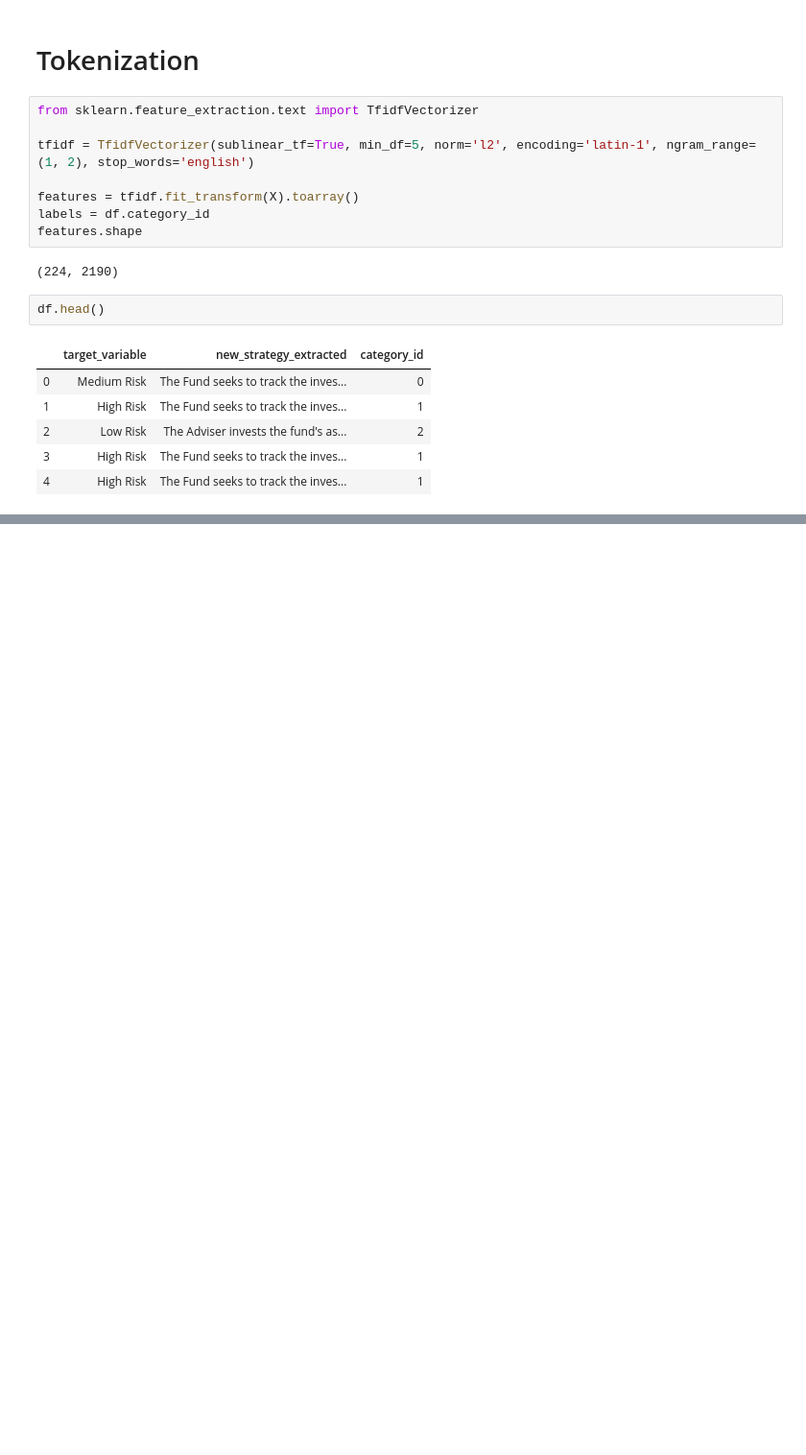
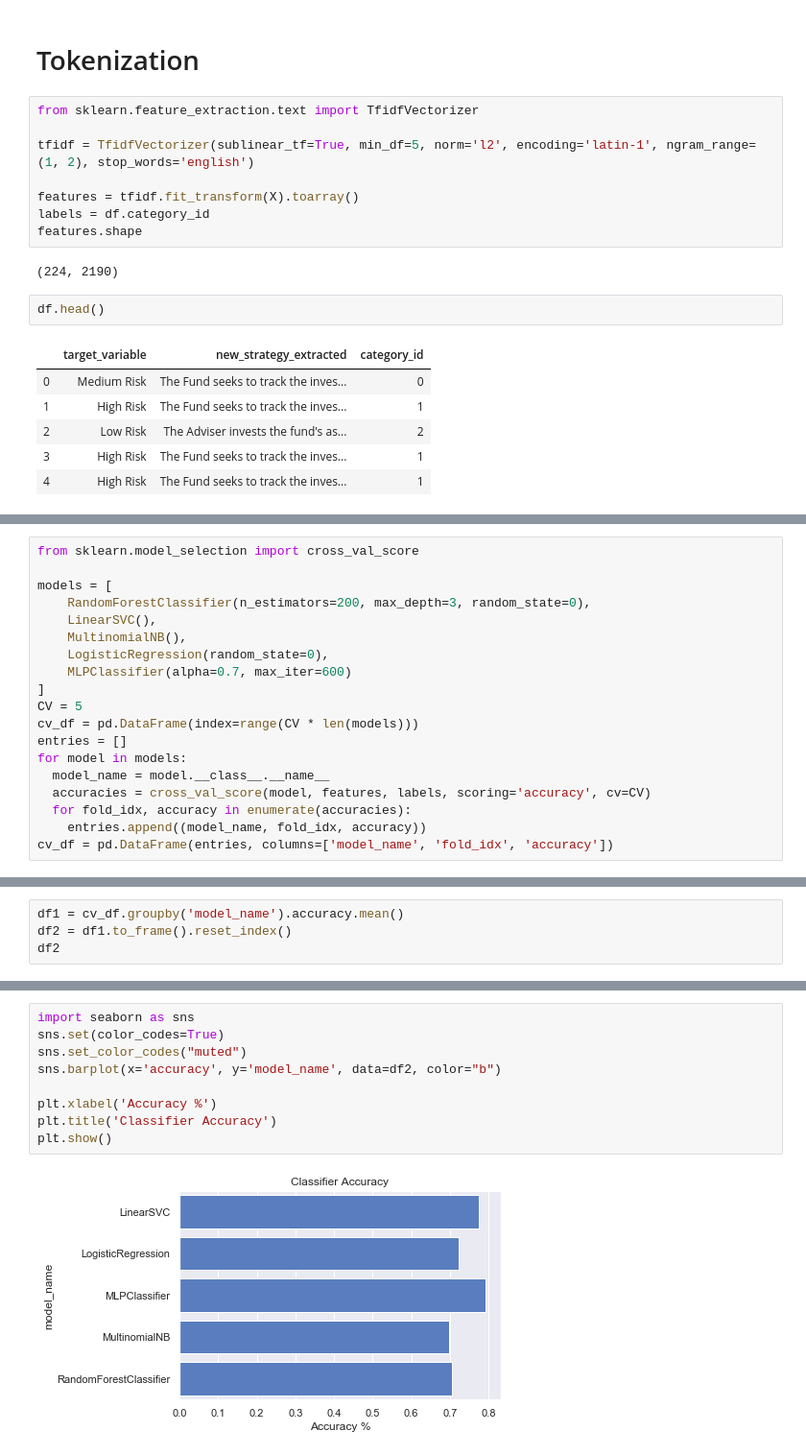
Before and after one commit to AmiraMuzaffar/Text-summarization-and-Classification-via-NLP, a Jupyter notebook: Text Classification.ipynb, the cells around one changed output, grey strips where cells are left out. Shown: that part at 96% size. Cells and saved outputs as stored; diff of their text form; blank space fills up the shorter version.

```diff
--- a/Text Classification.ipynb
+++ b/Text Classification.ipynb
@@ -155,0 +202,19 @@ df.head()
+# %%
+from sklearn.model_selection import cross_val_score
+
+models = [
+    RandomForestClassifier(n_estimators=200, max_depth=3, random_state=0),
+    LinearSVC(),
+    MultinomialNB(),
+    LogisticRegression(random_state=0),
+    MLPClassifier(alpha=0.7, max_iter=600)
+]
+CV = 5
+cv_df = pd.DataFrame(index=range(CV * len(models)))
+entries = []
+for model in models:
+  model_name = model.__class__.__name__
+  accuracies = cross_val_score(model, features, labels, scoring='accuracy', cv=CV)
+  for fold_idx, accuracy in enumerate(accuracies):
+    entries.append((model_name, fold_idx, accuracy))
+cv_df = pd.DataFrame(entries, columns=['model_name', 'fold_idx', 'accuracy'])
@@ -155,0 +241,4 @@ df.head()
+# %%
+df1 = cv_df.groupby('model_name').accuracy.mean()
+df2 = df1.to_frame().reset_index()
+df2
@@ -155,0 +252,11 @@ df.head()
+# %%
+import seaborn as sns
+sns.set(color_codes=True)
+sns.set_color_codes("muted")
+sns.barplot(x='accuracy', y='model_name', data=df2, color="b")
+
+plt.xlabel('Accuracy %')
+plt.title('Classifier Accuracy')
+plt.show()
+# %% [output]
+[figure, added]
```
Also changed, not shown: parts of 8 cells of this notebook.
